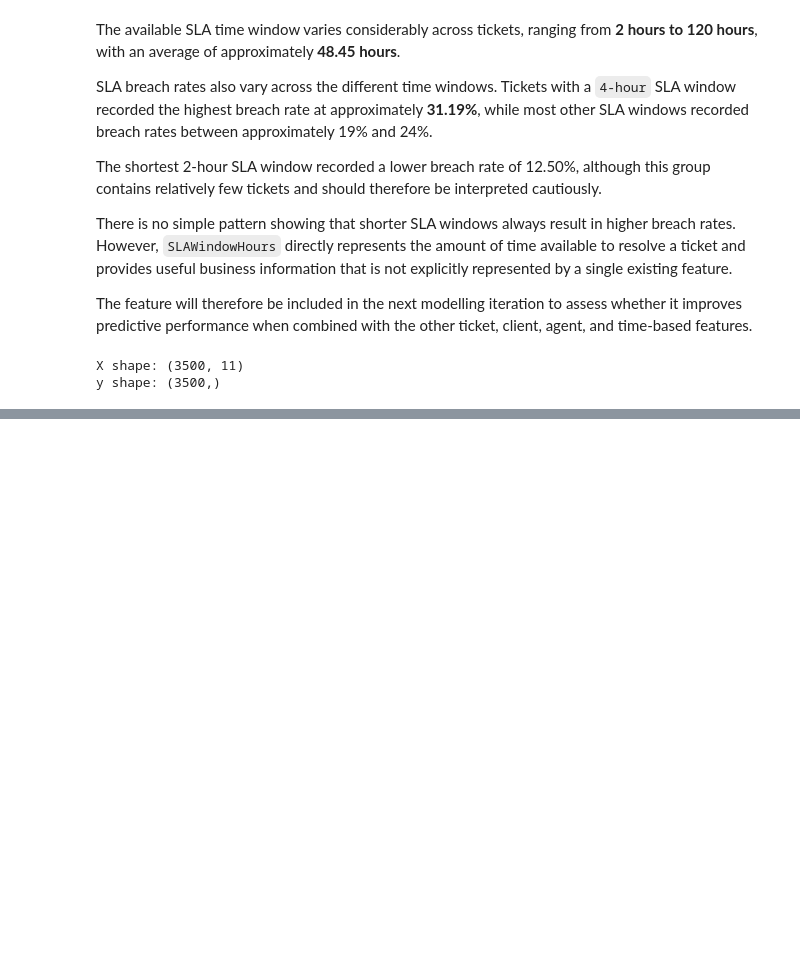
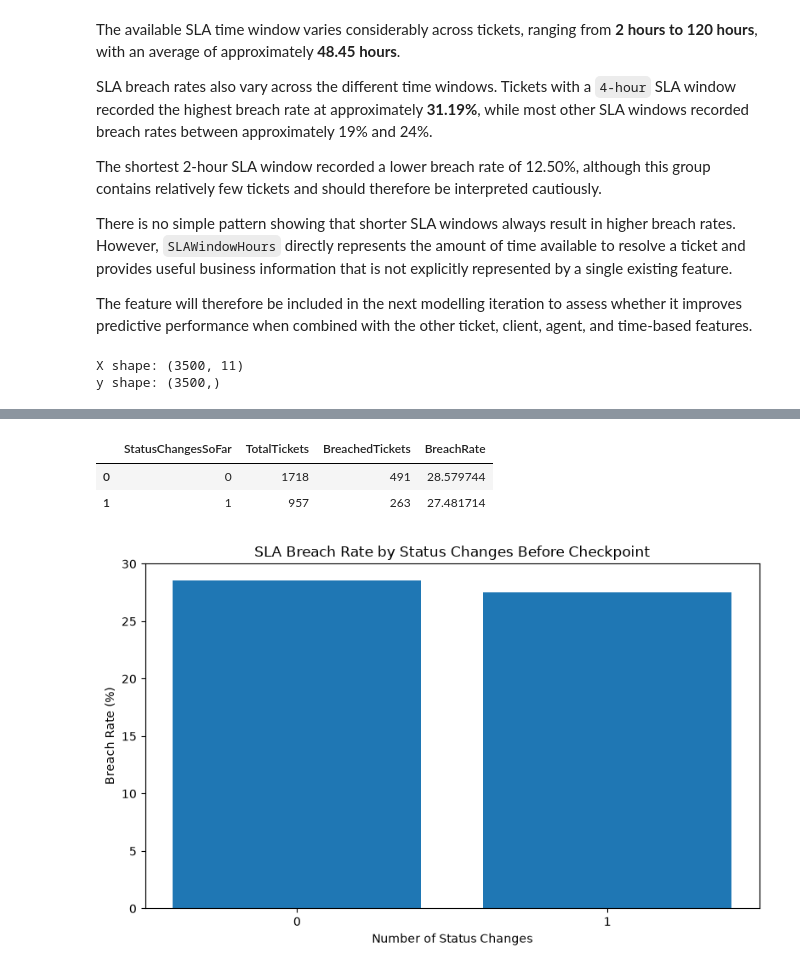
Before and after one commit to Oladelesofiyah/NorthBridge_SLA_Prediction, a Jupyter notebook: notebook/01_data_understanding.ipynb, the cells around one changed output, grey strips where cells are left out. Cells and saved outputs as stored; diff of their text form; code cells hidden in the pictures; blank space fills up the shorter version.

```diff
--- a/notebook/01_data_understanding.ipynb
+++ b/notebook/01_data_understanding.ipynb
@@ -1980,0 +3655,41 @@ y shape: (3500,)
+# %%
+# Calculate SLA breach statistics by number of status changes
+status_change_summary = (
+    early_warning_model.groupby("StatusChangesSoFar")
+    .agg(
+        TotalTickets=("SLABreached", "count"),
+        BreachedTickets=("SLABreached", "sum"),
+        BreachRate=("SLABreached", "mean")
+    )
+    .reset_index()
+)
+
+# Convert the breach rate to percentage
+status_change_summary["BreachRate"] = (
+    status_change_summary["BreachRate"] * 100
+)
+
+# Display the results
+display(status_change_summary)
+
+# Plot the relationship
+plt.figure(figsize=(8, 5))
+
+plt.bar(
+    status_change_summary["StatusChangesSoFar"].astype(str),
+    status_change_summary["BreachRate"]
+)
+
+# Add chart labels
+plt.title("SLA Breach Rate by Status Changes Before Checkpoint")
+plt.xlabel("Number of Status Changes")
+plt.ylabel("Breach Rate (%)")
+
+# Display the chart
+plt.tight_layout()
+plt.show()
+# %% [output]
+|  | StatusChangesSoFar | TotalTickets | BreachedTickets | BreachRate |
+| 0 | 0 | 1718 | 491 | 28.579744 |
+| 1 | 1 | 957 | 263 | 27.481714 |
+[figure, added]
```
Also changed, not shown: parts of 121 cells of this notebook, 2 other files.
